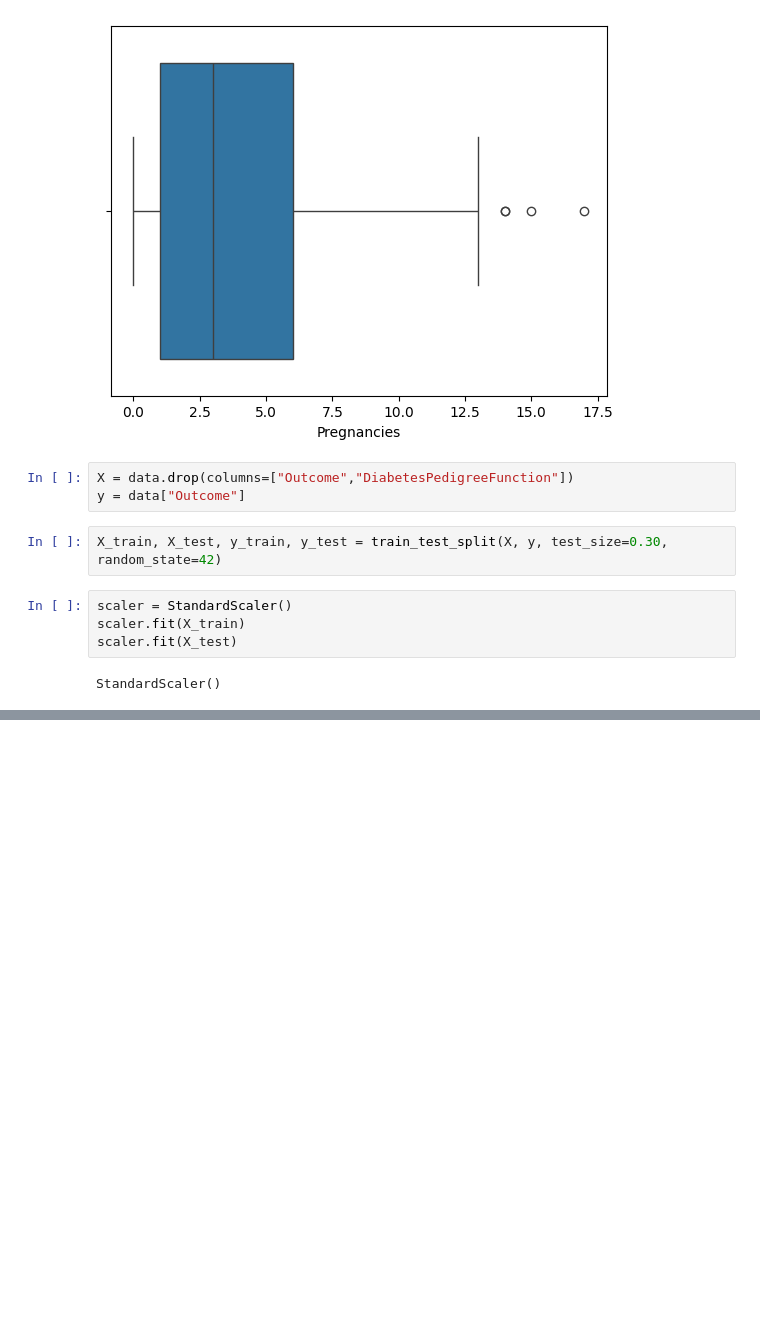
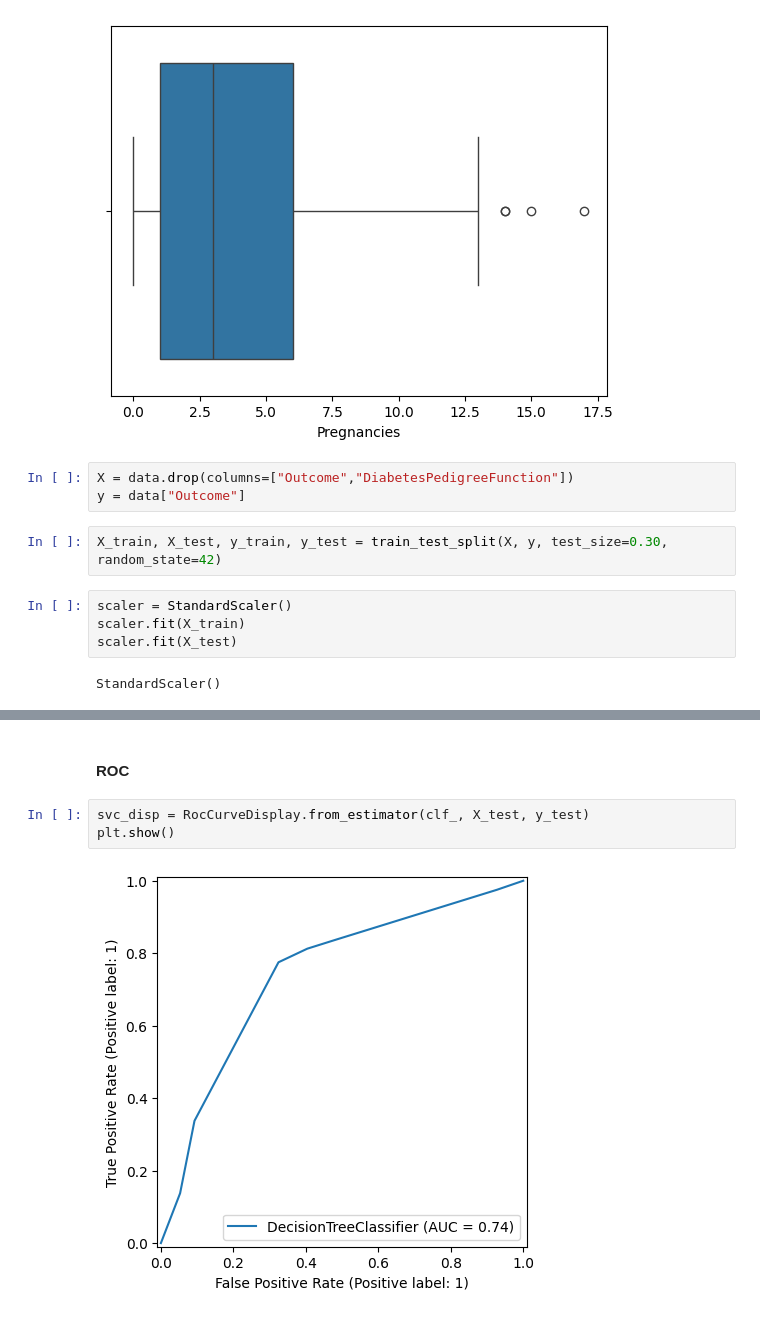
Before and after one commit to pratiksontakke/evaluation_03_ml, a Jupyter notebook: logistic_regression_decision_trees.ipynb, the cells around one changed output, grey strips where cells are left out. Cells and saved outputs as stored; diff of their text form; blank space fills up the shorter version.

```diff
--- a/logistic_regression_decision_trees.ipynb
+++ b/logistic_regression_decision_trees.ipynb
@@ -117,0 +167,7 @@ _ = display.ax_.set_title("2-class Precision-Recall curve")
+# %% [markdown]
+#### ROC
+# %%
+svc_disp = RocCurveDisplay.from_estimator(clf_, X_test, y_test)
+plt.show()
+# %% [output]
+[figure, added]
```
Also changed, not shown: parts of 15 cells of this notebook.
